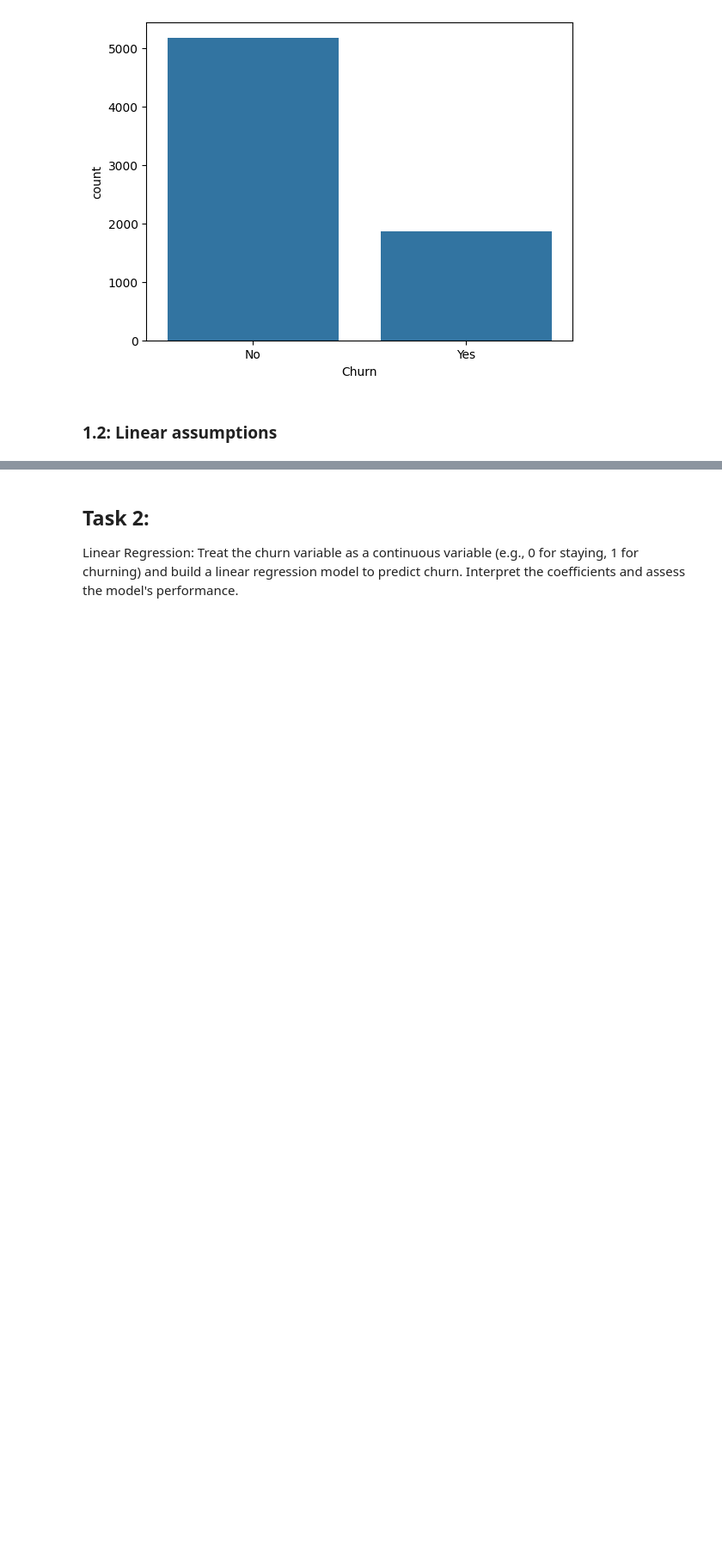
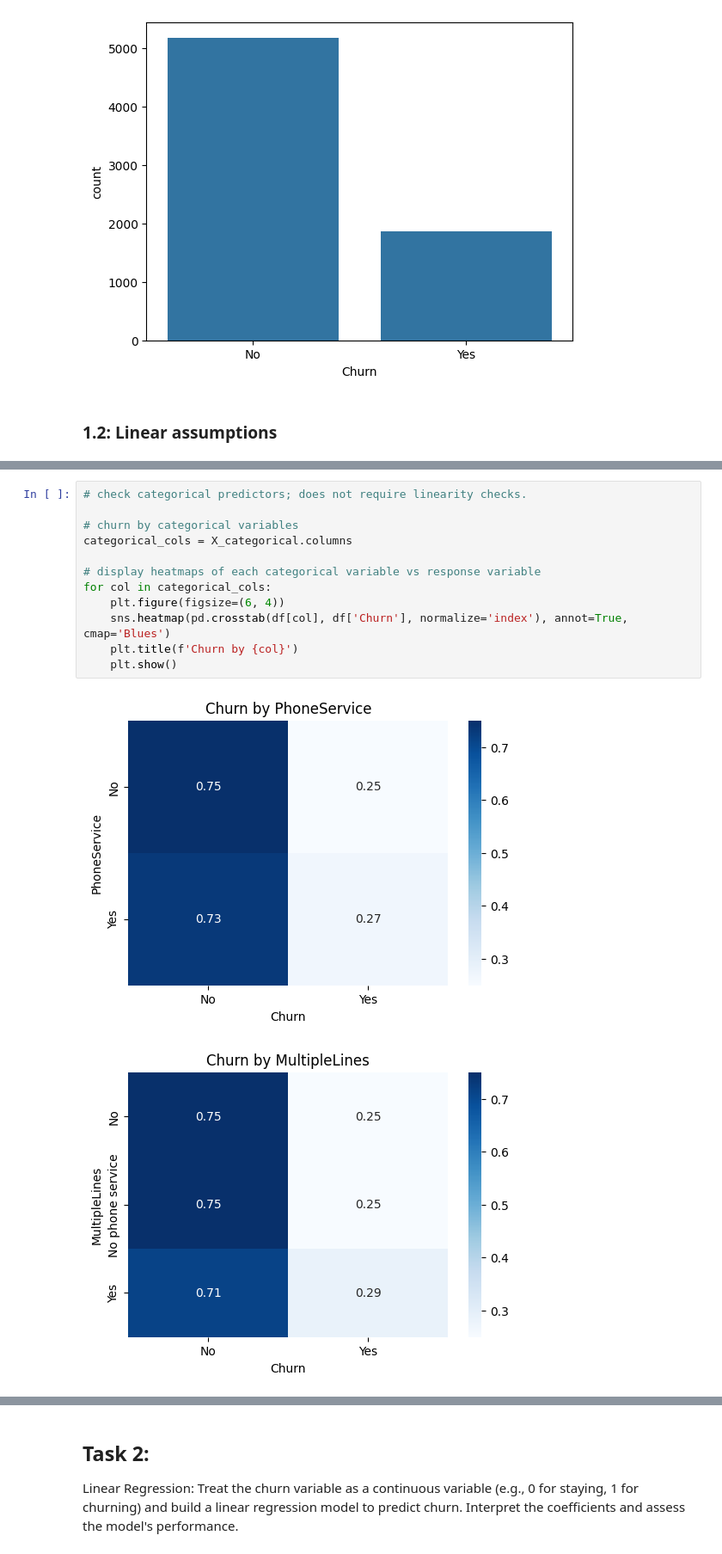
Before and after one commit to duke-aipi-Han/aipi590-XAI, a Jupyter notebook: assumption-junction/telco-churn-analysis.ipynb, the cells around one changed output, grey strips where cells are left out. Shown at 86% size. Saved outputs shown, nothing was run; the diff lists cells and outputs as text; blank space fills up the shorter version.

```diff
--- a/assumption-junction/telco-churn-analysis.ipynb
+++ b/assumption-junction/telco-churn-analysis.ipynb
@@ -167,0 +175,15 @@ Because the target variable is categorical, difficult to visually see any linear
+# %%
+# check categorical predictors; does not require linearity checks.
+
+# churn by categorical variables
+categorical_cols = X_categorical.columns
+
+# display heatmaps of each categorical variable vs response variable
+for col in categorical_cols:
+    plt.figure(figsize=(6, 4))
+    sns.heatmap(pd.crosstab(df[col], df['Churn'], normalize='index'), annot=True, cmap='Blues')
+    plt.title(f'Churn by {col}')
+    plt.show()
+# %% [output]
+[figure, added]
+[figure, added]
```
Also changed, not shown: parts of 24 cells of this notebook, 1 other file.
